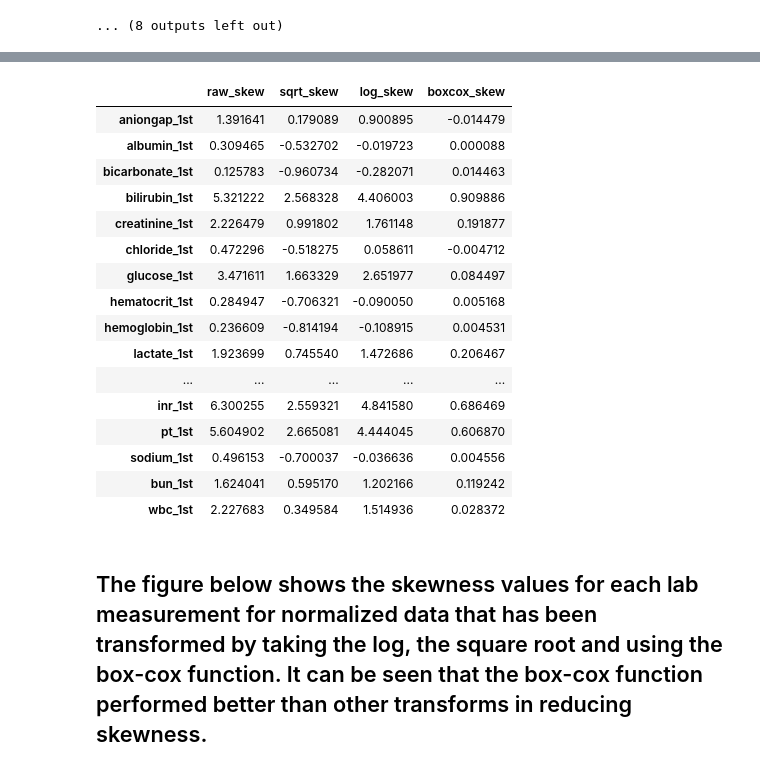
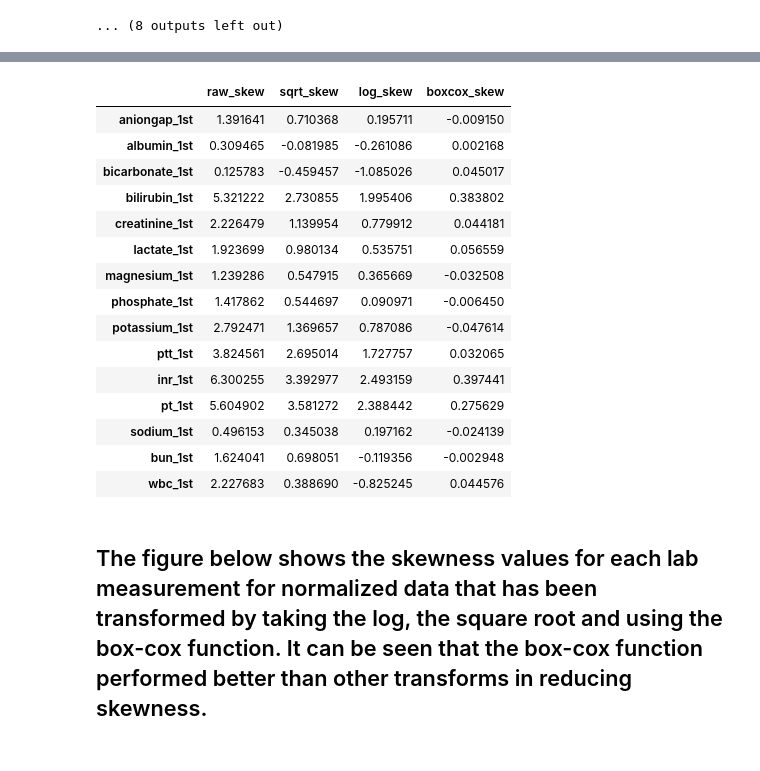
Before and after one commit to RJBeetel3/mimic3_analysis, a Jupyter notebook: SEPSIS_LABEVENTS_FIRST.ipynb, the cells around one changed output, grey strips where cells are left out. Saved outputs shown, nothing was run; the diff lists cells and outputs as text; code cells hidden in the pictures.

```diff
--- a/SEPSIS_LABEVENTS_FIRST.ipynb
+++ b/SEPSIS_LABEVENTS_FIRST.ipynb
@@ -413,0 +343,8 @@ box_cox_aniongap = scats.boxcox(data2_norm['aniongap_1st'].add(1))
+# %%
+# Generate list of variables which, from density plots above, are similar between surivial and non-survival groups
+cols_list = list(data.columns)
+remove_list = ['chloride_1st', 'glucose_1st', 'hematocrit_1st', 'hemoglobin_1st', 'platelet_1st']
+for element in remove_list:
+    cols_list.remove(element)
+
+display(cols_list)
@@ -413,0 +368,4 @@ box_cox_aniongap = scats.boxcox(data2_norm['aniongap_1st'].add(1))
+# %%
+# data4 includes all variables except those identified as similar between survival and non-survival groups.
+data2 = data[cols_list]
+data2.head()
@@ -413,0 +381,5 @@ box_cox_aniongap = scats.boxcox(data2_norm['aniongap_1st'].add(1))
+# %%
+# remove samples which have any values that are nan
+data2 = data2.dropna()
+data2.set_index(np.arange(data2.shape[0]), inplace = True)
+data2.head()
@@ -414,11 +475,11 @@ box_cox_aniongap = scats.boxcox(data2_norm['aniongap_1st'].add(1))
 # %%
 # create dict from which we'll build skew measures dataframe
-skew_dict2 = {data2_norm.columns[1]:
+skew_dict2 = {data2.columns[1]:
               {
-             'raw_skew': scats.skew(data2_norm[data2_norm.columns[1]]),
-             'sqrt_skew': scats.skew(np.sqrt(data2_norm[data2_norm.columns[1]])),
-             'log_skew': scats.skew(np.log(data2_norm[data2_norm.columns[1]].add(1))),
-             'boxcox_skew': scats.skew(scats.boxcox(data2_norm[data2_norm.columns[1]].add(1))[0])
+             'raw_skew': scats.skew(data2[data2.columns[1]]),
+             'sqrt_skew': scats.skew(np.sqrt(data2[data2.columns[1]])),
+             'log_skew': scats.skew(np.log(data2[data2.columns[1]].add(1))),
+             'boxcox_skew': scats.skew(scats.boxcox(data2[data2.columns[1]].add(1))[0])
              }
              }
 
@@ -440,38 +501,37 @@ skew_df
 # %%
 
-for col in data2_norm.columns[2:]:
-    raw_skew = scats.skew(data2_norm[col])
+for col in data2.columns[2:]:
+    raw_skew = scats.skew(data2[col])
 
-    sqrt_skew = scats.skew(np.sqrt(data2_norm[col]))
-    log_skew = scats.skew(np.log(data2_norm[col].add(1)))
+    sqrt_skew = scats.skew(np.sqrt(data2[col]))
+    log_skew = scats.skew(np.log(data2[col].add(1)))
         #print "{} logskew = {}".format(col, new_skew_val2)
-    boxcox_skew = scats.skew(scats.boxcox(data2_norm[col].add(1))[0])
+    boxcox_skew = scats.skew(scats.boxcox(data2[col].add(1))[0])
     new_row = pd.Series([raw_skew, sqrt_skew, log_skew, boxcox_skew],
                         #index=['measurement', 'raw_skew', 'sqrt_skew', 'log_skew', 'boxcox_skew'],
                         index=['raw_skew', 'sqrt_skew', 'log_skew', 'boxcox_skew'],
                        name = col)
 
     skew_df = skew_df.append(new_row)#, ignore_index = True)
 
 skew_df
 # %% [output]
 |  | raw_skew | sqrt_skew | log_skew | boxcox_skew |
-| aniongap_1st | 1.391641 | 0.179089 | 0.900895 | -0.014479 |
-| albumin_1st | 0.309465 | -0.532702 | -0.019723 | 0.000088 |
-| bicarbonate_1st | 0.125783 | -0.960734 | -0.282071 | 0.014463 |
-| bilirubin_1st | 5.321222 | 2.568328 | 4.406003 | 0.909886 |
-| creatinine_1st | 2.226479 | 0.991802 | 1.761148 | 0.191877 |
-| chloride_1st | 0.472296 | -0.518275 | 0.058611 | -0.004712 |
-| glucose_1st | 3.471611 | 1.663329 | 2.651977 | 0.084497 |
-| hematocrit_1st | 0.284947 | -0.706321 | -0.090050 | 0.005168 |
-| hemoglobin_1st | 0.236609 | -0.814194 | -0.108915 | 0.004531 |
-| lactate_1st | 1.923699 | 0.745540 | 1.472686 | 0.206467 |
-| ... | ... | ... | ... | ... |
-| inr_1st | 6.300255 | 2.559321 | 4.841580 | 0.686469 |
-| pt_1st | 5.604902 | 2.665081 | 4.444045 | 0.606870 |
-| sodium_1st | 0.496153 | -0.700037 | -0.036636 | 0.004556 |
-| bun_1st | 1.624041 | 0.595170 | 1.202166 | 0.119242 |
-| wbc_1st | 2.227683 | 0.349584 | 1.514936 | 0.028372 |
+| aniongap_1st | 1.391641 | 0.710368 | 0.195711 | -0.009150 |
+| albumin_1st | 0.309465 | -0.081985 | -0.261086 | 0.002168 |
+| bicarbonate_1st | 0.125783 | -0.459457 | -1.085026 | 0.045017 |
+| bilirubin_1st | 5.321222 | 2.730855 | 1.995406 | 0.383802 |
+| creatinine_1st | 2.226479 | 1.139954 | 0.779912 | 0.044181 |
+| lactate_1st | 1.923699 | 0.980134 | 0.535751 | 0.056559 |
+| magnesium_1st | 1.239286 | 0.547915 | 0.365669 | -0.032508 |
+| phosphate_1st | 1.417862 | 0.544697 | 0.090971 | -0.006450 |
+| potassium_1st | 2.792471 | 1.369657 | 0.787086 | -0.047614 |
+| ptt_1st | 3.824561 | 2.695014 | 1.727757 | 0.032065 |
+| inr_1st | 6.300255 | 3.392977 | 2.493159 | 0.397441 |
+| pt_1st | 5.604902 | 3.581272 | 2.388442 | 0.275629 |
+| sodium_1st | 0.496153 | 0.345038 | 0.197162 | -0.024139 |
+| bun_1st | 1.624041 | 0.698051 | -0.119356 | -0.002948 |
+| wbc_1st | 2.227683 | 0.388690 | -0.825245 | 0.044576 |
 # %%
 skew_df.columns.name = 'Skewness Values'
 skew_df.index.name = 'Lab Measures'
```
Also changed, not shown: parts of 74 cells of this notebook, 1 other file.
